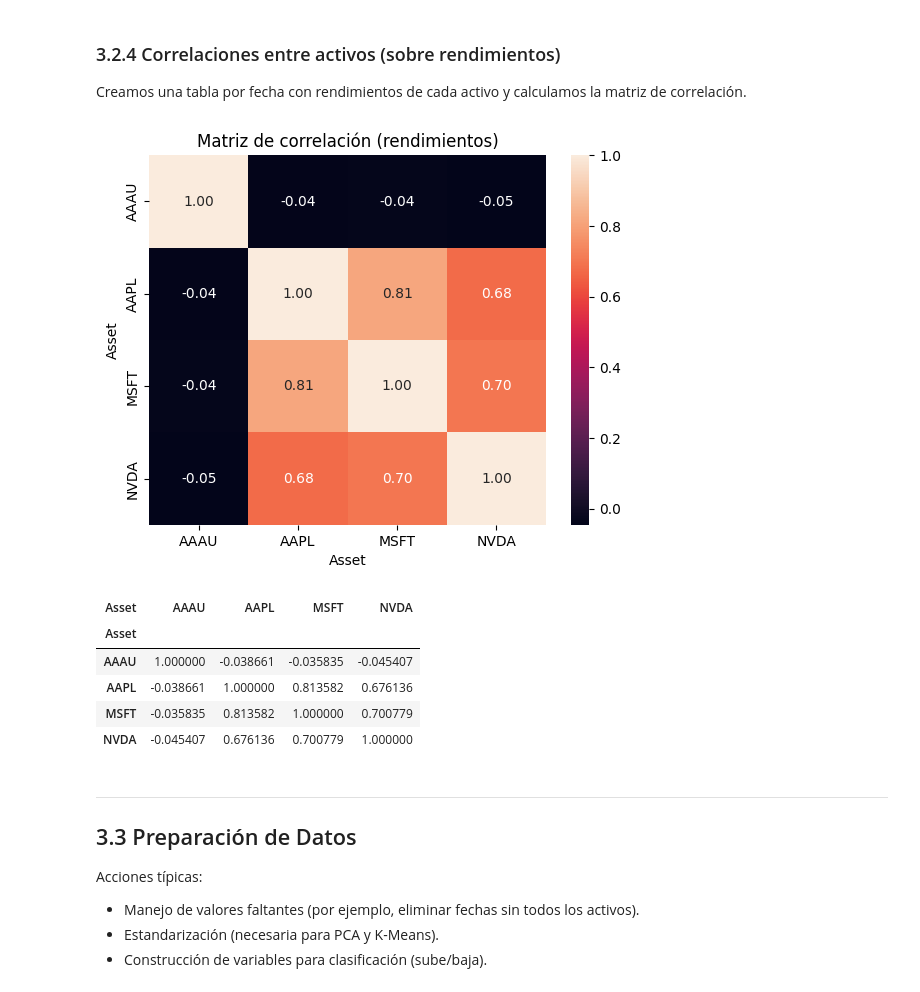
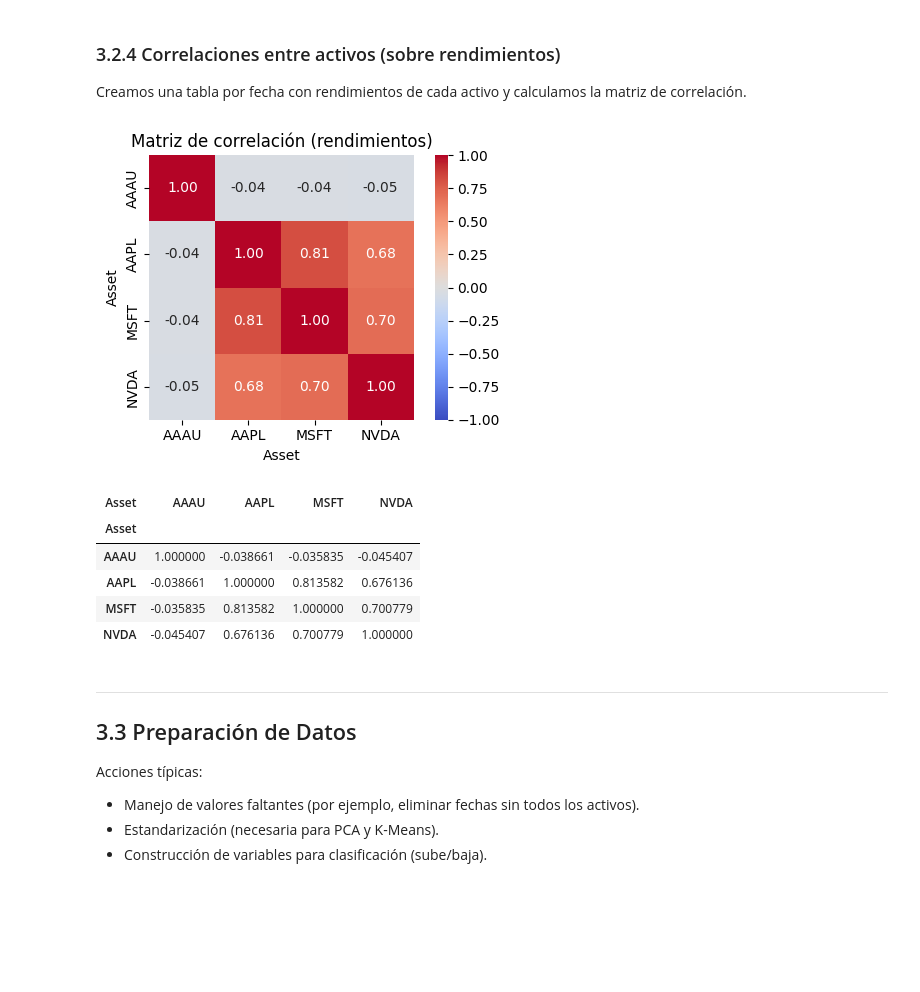
Before and after one commit to JuanCMath/Quantitative-Analysis-of-Financial-Markets, a Jupyter notebook: notebook/Notebook.ipynb, the cells around one changed output. Cells and saved outputs as stored; diff of their text form; code cells hidden in the pictures; blank space fills up the shorter version.

```diff
--- a/notebook/Notebook.ipynb
+++ b/notebook/Notebook.ipynb
@@ -246,15 +289,20 @@ Creamos una tabla por fecha con rendimientos de cada activo y calculamos la matr
 # %%
 wide = rets.pivot_table(index="Date", columns="Asset", values="ret").dropna()
 corr = wide.corr()
 
-plt.figure()
-sns.heatmap(corr, annot=True, fmt=".2f")
+# Tamaño relativo según número de activos
+n_assets = corr.shape[0]
+fig_w = max(4, n_assets * 1.2)
+fig_h = max(3, n_assets * 0.9)
+plt.figure(figsize=(fig_w, fig_h))
+sns.heatmap(corr, annot=True, fmt=".2f", vmin=-1, vmax=1, cmap="coolwarm", square=True)
 plt.title("Matriz de correlación (rendimientos)")
+plt.tight_layout()
 plt.show()
 
 corr
 # %% [output]
-[figure, old version]
+[figure, new version]
 | Asset | AAAU | AAPL | MSFT | NVDA |
 | Asset |  |  |  |  |
 | AAAU | 1.000000 | -0.038661 | -0.035835 | -0.045407 |
```
Also changed, not shown: parts of 14 cells of this notebook.
